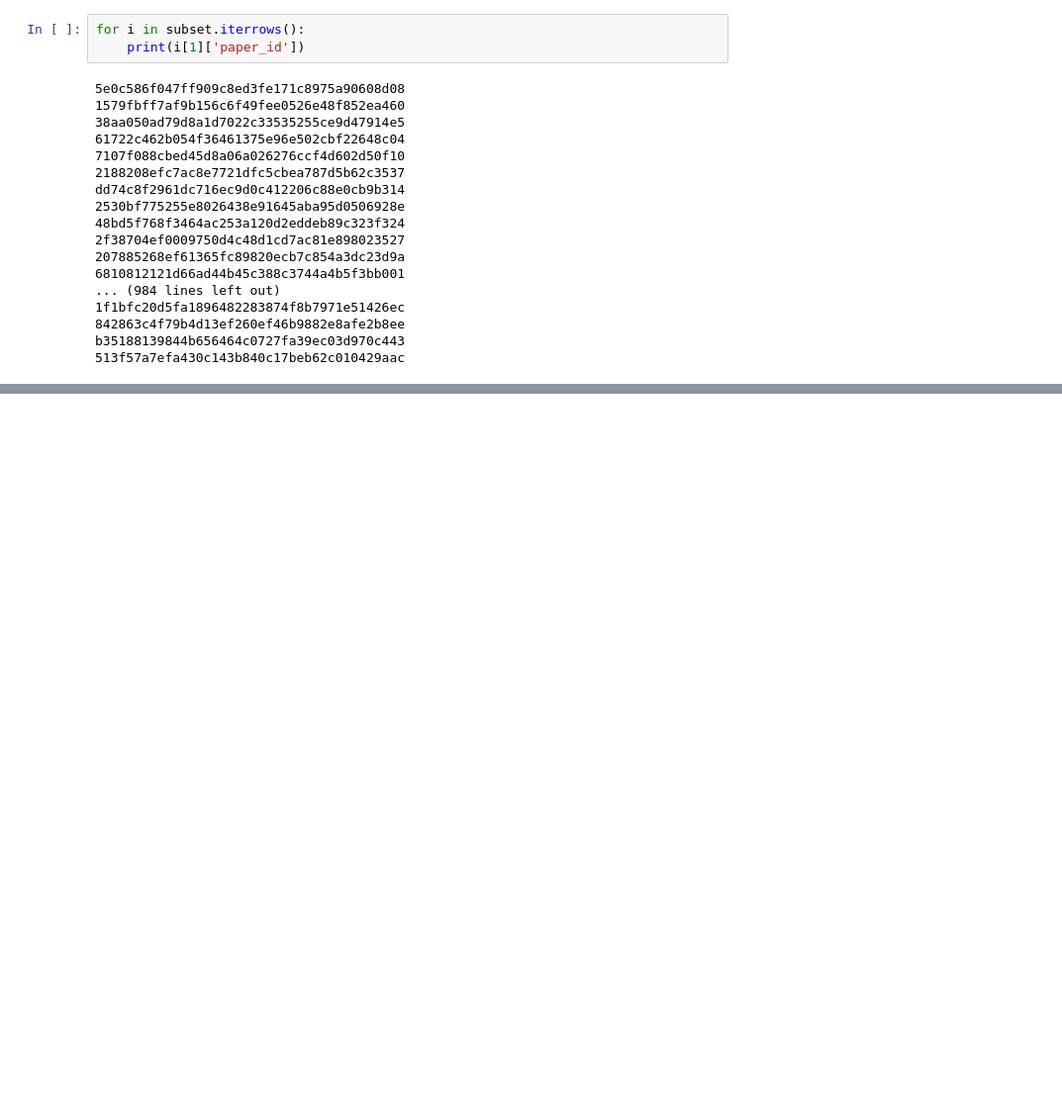
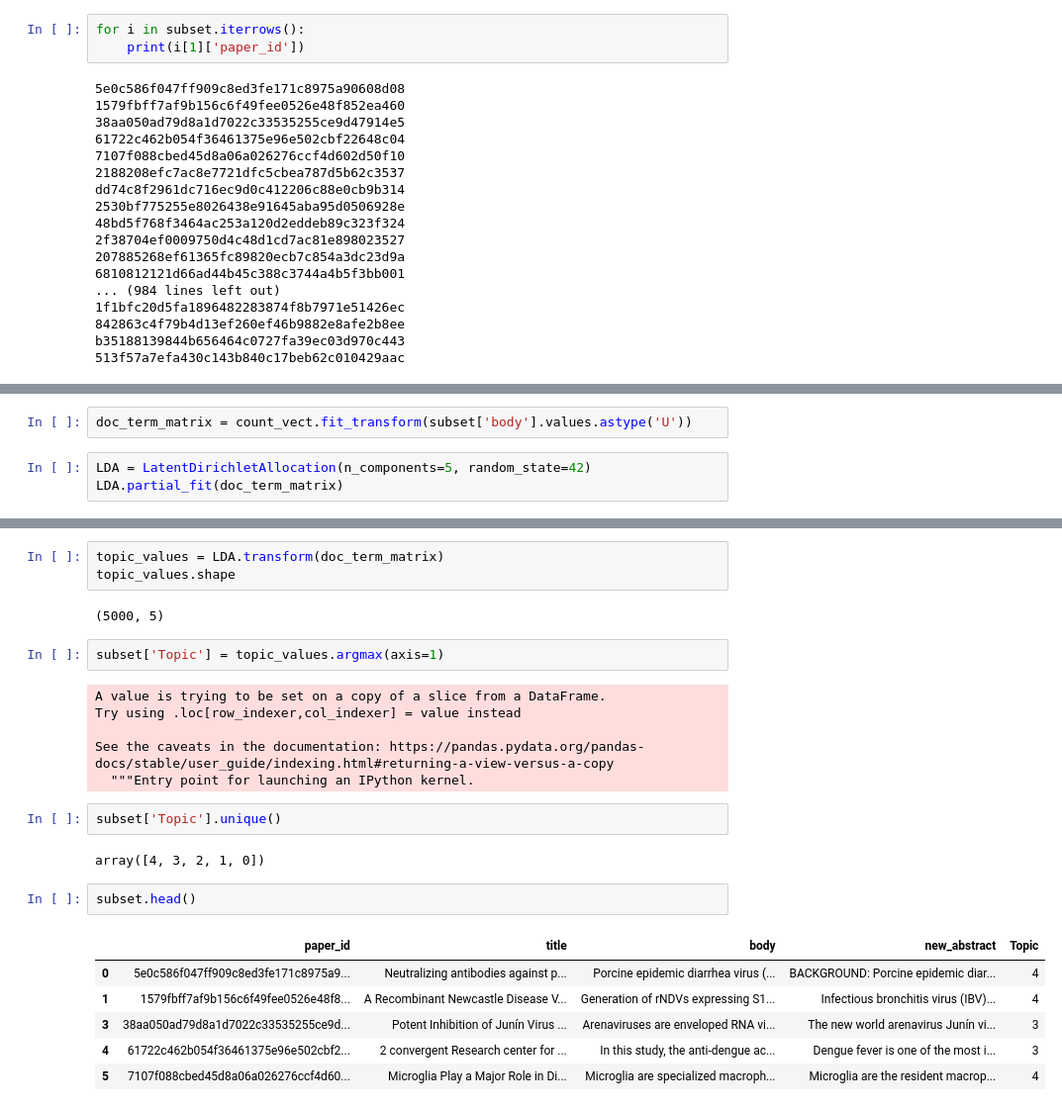
Before and after one commit to Shivam-verma7/covid-19-challenge-1, a Jupyter notebook: Articles.ipynb, the cells around one changed output, grey strips where cells are left out. Shown at 99% size. Saved outputs shown, nothing was run; the diff lists cells and outputs as text; blank space fills up the shorter version.

```diff
--- a/Articles.ipynb
+++ b/Articles.ipynb
@@ -350,0 +359,5 @@ subset.loc[subset['paper_id'] == 'dc180c51f54487e4bbbd129c1cc2e30deacd3181']['ne
+# %%
+doc_term_matrix = count_vect.fit_transform(subset['body'].values.astype('U'))
+# %%
+LDA = LatentDirichletAllocation(n_components=5, random_state=42)
+LDA.partial_fit(doc_term_matrix)
@@ -350,0 +435,26 @@ subset.loc[subset['paper_id'] == 'dc180c51f54487e4bbbd129c1cc2e30deacd3181']['ne
+# %%
+topic_values = LDA.transform(doc_term_matrix)
+topic_values.shape
+# %% [output]
+(5000, 5)
+# %%
+subset['Topic'] = topic_values.argmax(axis=1)
+# %% [output]
+A value is trying to be set on a copy of a slice from a DataFrame.
+Try using .loc[row_indexer,col_indexer] = value instead
+
+See the caveats in the documentation: https://pandas.pydata.org/pandas-docs/stable/user_guide/indexing.html#returning-a-view-versus-a-copy
+  """Entry point for launching an IPython kernel.
+# %%
+subset['Topic'].unique()
+# %% [output]
+array([4, 3, 2, 1, 0])
+# %%
+subset.head()
+# %% [output]
+|  | paper_id | title | body | new_abstract | Topic |
+| 0 | 5e0c586f047ff909c8ed3fe171c8975a9... | Neutralizing antibodies against p... | Porcine epidemic diarrhea virus (... | BACKGROUND: Porcine epidemic diar... | 4 |
+| 1 | 1579fbff7af9b156c6f49fee0526e48f8... | A Recombinant Newcastle Disease V... | Generation of rNDVs expressing S1... | Infectious bronchitis virus (IBV)... | 4 |
+| 3 | 38aa050ad79d8a1d7022c33535255ce9d... | Potent Inhibition of Junín Virus ... | Arenaviruses are enveloped RNA vi... | The new world arenavirus Junín vi... | 3 |
+| 4 | 61722c462b054f36461375e96e502cbf2... | 2 convergent Research center for ... | In this study, the anti-dengue ac... | Dengue fever is one of the most i... | 3 |
+| 5 | 7107f088cbed45d8a06a026276ccf4d60... | Microglia Play a Major Role in Di... | Microglia are specialized macroph... | Microglia are the resident macrop... | 4 |
```
Also changed, not shown: parts of 21 cells of this notebook.
